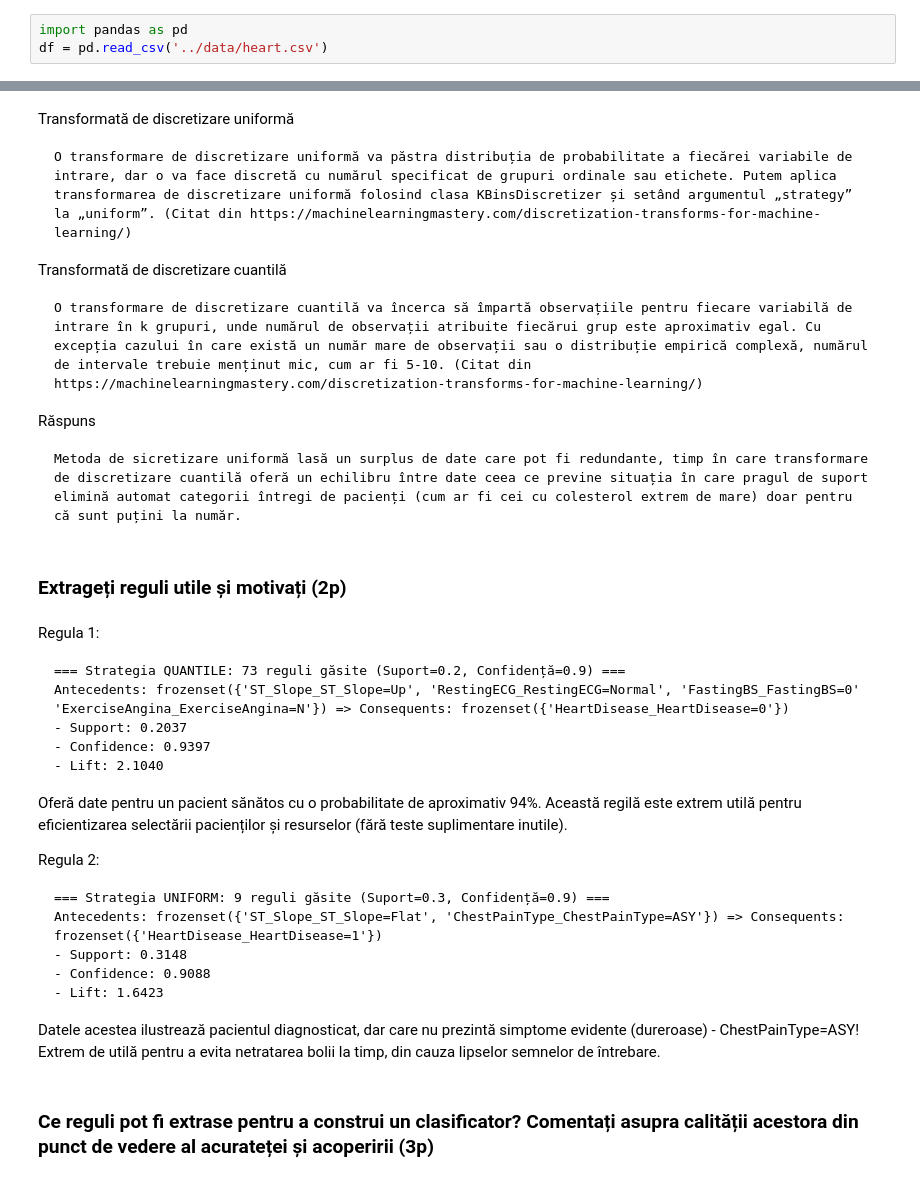
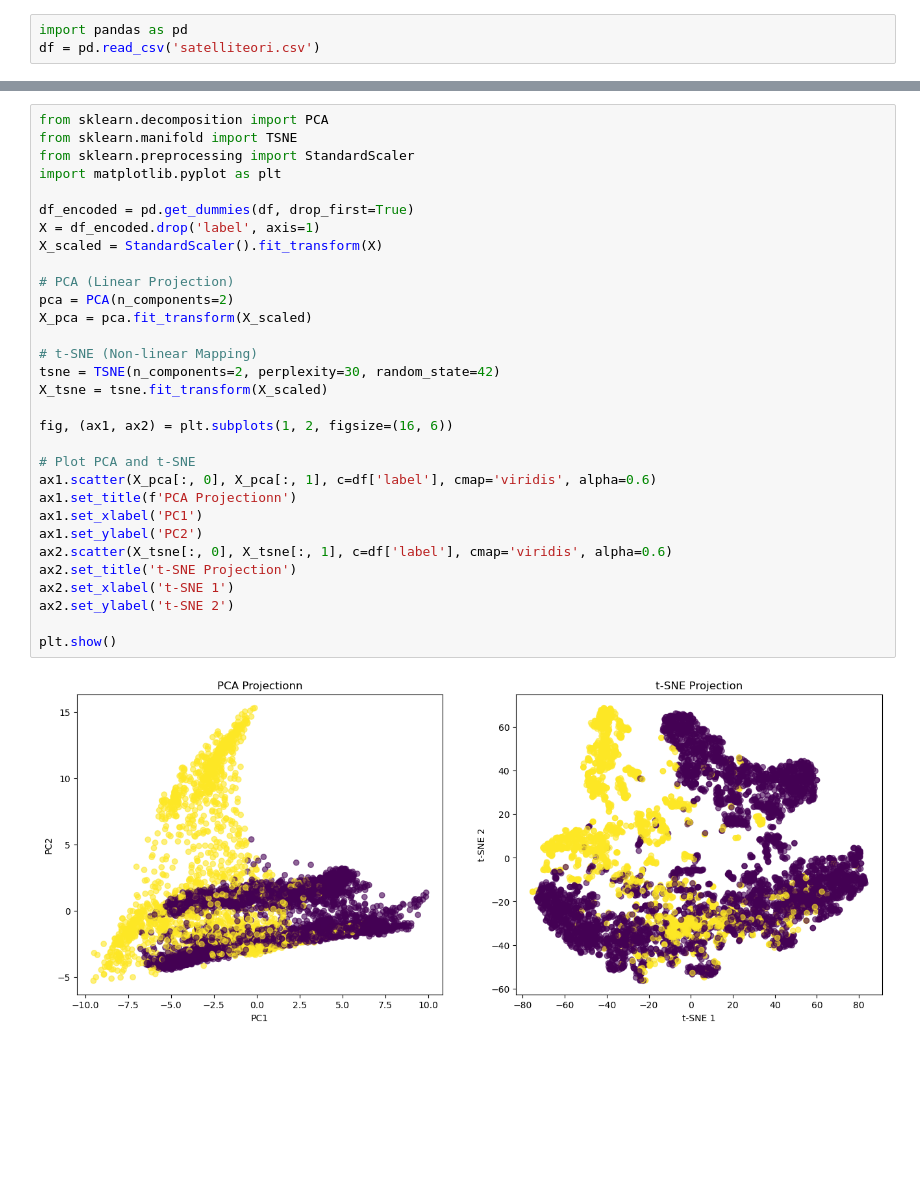
Before and after one commit to AndromedaOMA/Data_Mining-Heart_Failure_Prediction, a Jupyter notebook: task02/task02.ipynb, the cells around one changed output, grey strips where cells are left out. Drawn from its saved outputs; the diff is of its cells as text; blank space fills up the shorter version.

```diff
--- a/task02/task02.ipynb
+++ b/task02/task02.ipynb
@@ -1,3 +1,3 @@
 # %%
 import pandas as pd
-df = pd.read_csv('../data/heart.csv')
+df = pd.read_csv('satelliteori.csv')
@@ -180,37 +4,33 @@ Impactul pragului de încredere:
-# %% [markdown]
-Transformată de discretizare uniformă
-
-    O transformare de discretizare uniformă va păstra distribuția de probabilitate a fiecărei variabile de intrare, dar o va face discretă cu numărul specificat de grupuri ordinale sau etichete. Putem aplica transformarea de discretizare uniformă folosind clasa KBinsDiscretizer și setând argumentul „strategy” la „uniform”. (Citat din https://machinelearningmastery.com/discretization-transforms-for-machine-learning/)
-
-Transformată de discretizare cuantilă
-
-    O transformare de discretizare cuantilă va încerca să împartă observațiile pentru fiecare variabilă de intrare în k grupuri, unde numărul de observații atribuite fiecărui grup este aproximativ egal. Cu excepția cazului în care există un număr mare de observații sau o distribuție empirică complexă, numărul de intervale trebuie menținut mic, cum ar fi 5-10. (Citat din https://machinelearningmastery.com/discretization-transforms-for-machine-learning/)
-
-Răspuns
-
-    Metoda de sicretizare uniformă lasă un surplus de date care pot fi redundante, timp în care transformare de discretizare cuantilă oferă un echilibru între date ceea ce previne situația în care pragul de suport elimină automat categorii întregi de pacienți (cum ar fi cei cu colesterol extrem de mare) doar pentru că sunt puțini la număr.
-# %% [markdown]
-### Extrageți reguli utile și motivați (2p)
-# %% [markdown]
-Regula 1:
-
-    === Strategia QUANTILE: 73 reguli găsite (Suport=0.2, Confidență=0.9) ===
-    Antecedents: frozenset({'ST_Slope_ST_Slope=Up', 'RestingECG_RestingECG=Normal', 'FastingBS_FastingBS=0' 'ExerciseAngina_ExerciseAngina=N'}) => Consequents: frozenset({'HeartDisease_HeartDisease=0'})
-    - Support: 0.2037
-    - Confidence: 0.9397
-    - Lift: 2.1040
-
-Oferă date pentru un pacient sănătos cu o probabilitate de aproximativ 94%. Această regilă este extrem utilă pentru eficientizarea selectării pacienților și resurselor (fără teste suplimentare inutile).
-
-
-Regula 2:
-
-    === Strategia UNIFORM: 9 reguli găsite (Suport=0.3, Confidență=0.9) ===
-    Antecedents: frozenset({'ST_Slope_ST_Slope=Flat', 'ChestPainType_ChestPainType=ASY'}) => Consequents: frozenset({'HeartDisease_HeartDisease=1'})
-    - Support: 0.3148
-    - Confidence: 0.9088
-    - Lift: 1.6423
-
-Datele acestea ilustrează pacientul diagnosticat, dar care nu prezintă simptome evidente (dureroase) - ChestPainType=ASY! Extrem de utilă pentru a evita netratarea bolii la timp, din cauza lipselor semnelor de întrebare.
-# %% [markdown]
-### Ce reguli pot fi extrase pentru a construi un clasificator? Comentați asupra calității acestora din punct de vedere al acurateței și acoperirii (3p)
+# %%
+from sklearn.decomposition import PCA
+from sklearn.manifold import TSNE
+from sklearn.preprocessing import StandardScaler
+import matplotlib.pyplot as plt
+
+df_encoded = pd.get_dummies(df, drop_first=True)
+X = df_encoded.drop('label', axis=1)
+X_scaled = StandardScaler().fit_transform(X)
+
+# PCA (Linear Projection)
+pca = PCA(n_components=2)
+X_pca = pca.fit_transform(X_scaled)
+
+# t-SNE (Non-linear Mapping)
+tsne = TSNE(n_components=2, perplexity=30, random_state=42)
+X_tsne = tsne.fit_transform(X_scaled)
+
+fig, (ax1, ax2) = plt.subplots(1, 2, figsize=(16, 6))
+
+# Plot PCA and t-SNE
+ax1.scatter(X_pca[:, 0], X_pca[:, 1], c=df['label'], cmap='viridis', alpha=0.6)
+ax1.set_title(f'PCA Projectionn')
+ax1.set_xlabel('PC1')
+ax1.set_ylabel('PC2')
+ax2.scatter(X_tsne[:, 0], X_tsne[:, 1], c=df['label'], cmap='viridis', alpha=0.6)
+ax2.set_title('t-SNE Projection')
+ax2.set_xlabel('t-SNE 1')
+ax2.set_ylabel('t-SNE 2')
+
+plt.show()
+# %% [output]
+[figure, added]
```
Also changed, not shown: parts of 13 cells of this notebook, 7 other files.
